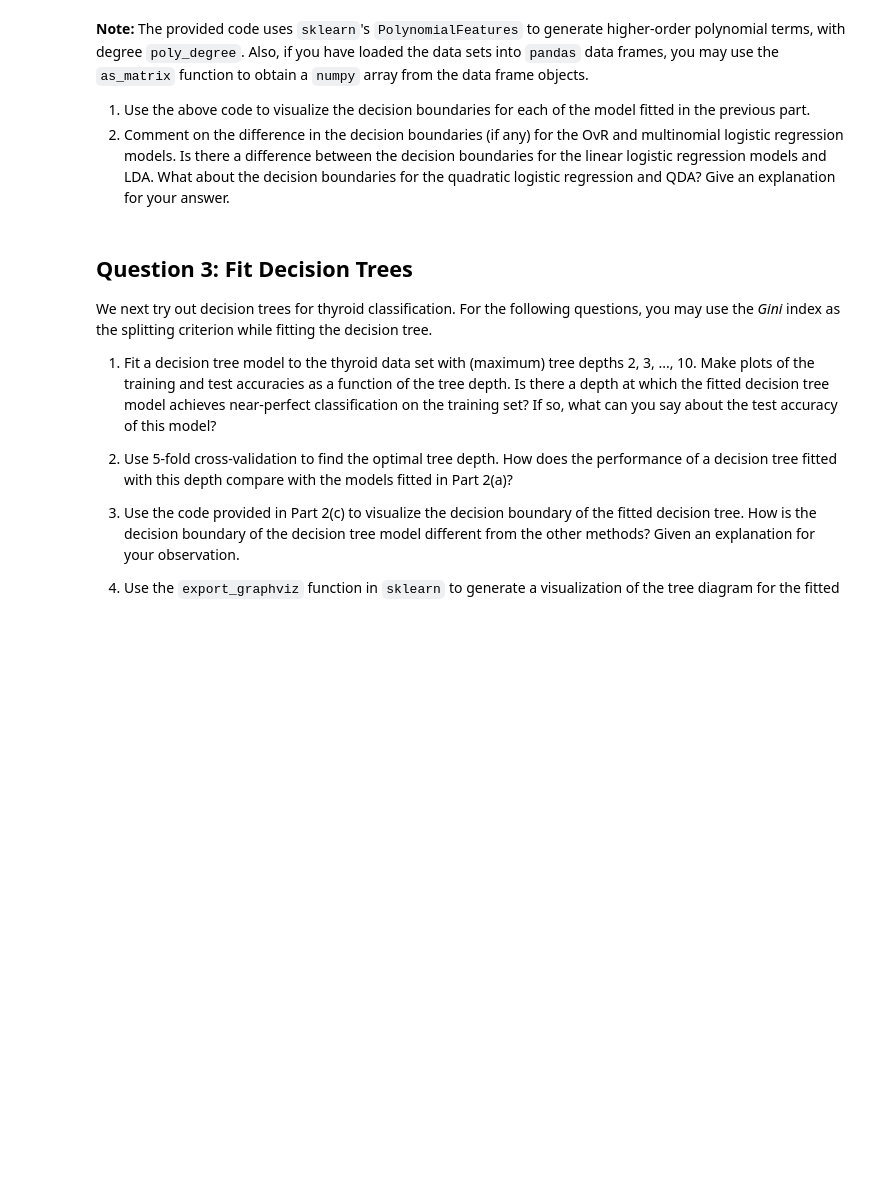
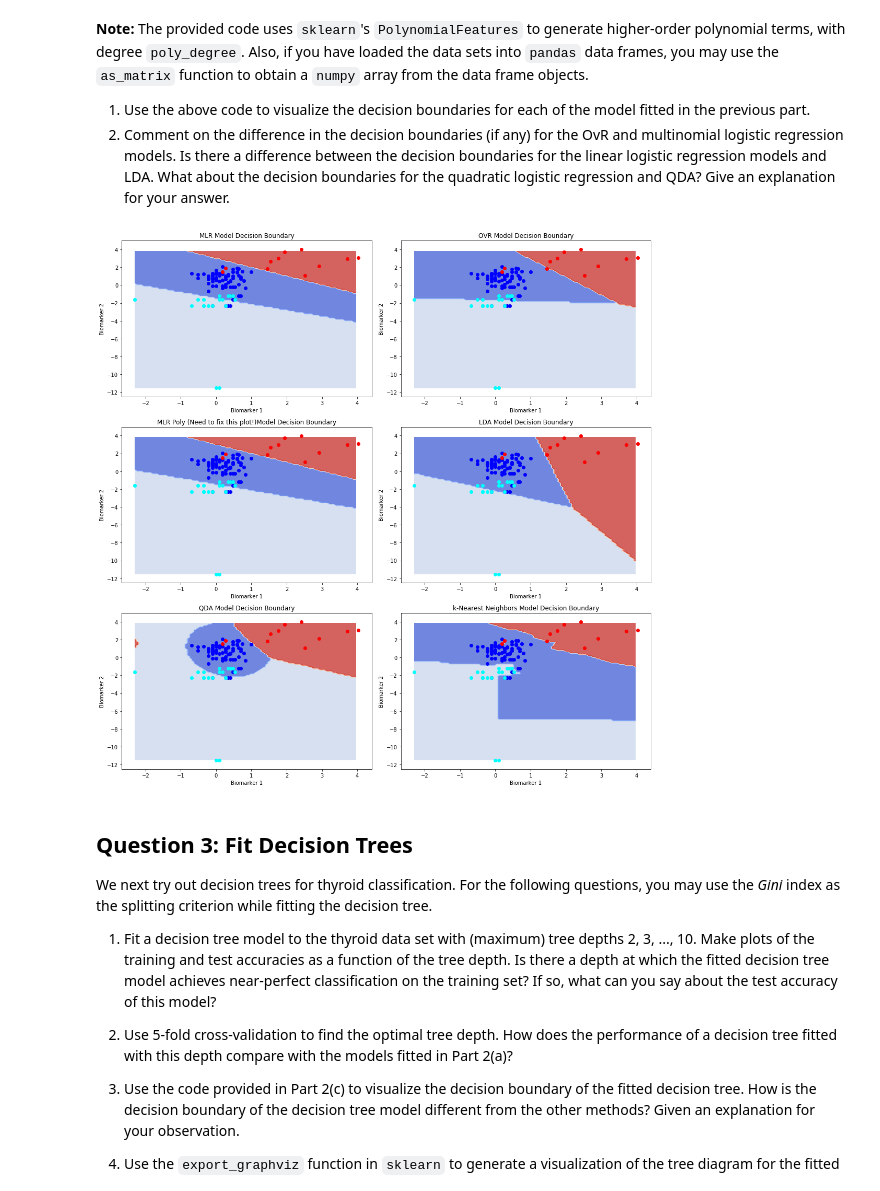
Before and after one commit to REMitchell/CSCIE109A, a Jupyter notebook: hw7/cs109_hw7.ipynb, the cells around one changed output. Cells and saved outputs as stored; diff of their text form; code cells hidden in the pictures; blank space fills up the shorter version.

Commit message:
Question 2: Visualize Decision Boundaries - added plots

```diff
--- a/hw7/cs109_hw7.ipynb
+++ b/hw7/cs109_hw7.ipynb
@@ -274,18 +274,14 @@ The following code will allow you to visualize the decision boundaries of a give
 def plot_decision_boundary(x, y, model, title, ax, poly_degree=None):
     # Create mesh
     # Interval of points for biomarker 1
-    #min0 = x[:,0].min() <-- commented this out
-    #max0 = x[:,0].max() <-- commented this out
-    min0 = Xtrain.iloc[:, [0]].min()
-    max0 = Xtrain.iloc[:, [0]].max()
+    min0 = x[:,0].min()
+    max0 = x[:,0].max()
     interval0 = np.arange(min0, max0, (max0-min0)/100)
     n0 = np.size(interval0)
 
     # Interval of points for biomarker 2
-    #min1 = x[:,1].min() <-- commented this out
-    #max1 = x[:,1].max() <-- commented this out
-    min1 = Xtrain.iloc[:, [1]].min()
-    max1 = Xtrain.iloc[:, [1]].max()
+    min1 = x[:,1].min()
+    max1 = x[:,1].max()
     interval1 = np.arange(min1, max1, (max1-min1)/100)
     n1 = np.size(interval1)
 
@@ -311,8 +307,6 @@ def plot_decision_boundary(x, y, model, title, ax, poly_degree=None):
     x1 = x1.reshape(n0, n1)
     x2 = x2.reshape(n0, n1)
 
-    print (ax)
-
     ax.contourf(x1, x2, yy, cmap=plt.cm.coolwarm, alpha=0.8)
 
     # Plot scatter plot of data
@@ -336,6 +325,19 @@ Also, if you have loaded the data sets into `pandas` data frames, you may use th
 
 1. Use the above code to visualize the decision boundaries for each of the model fitted in the previous part.
 2. Comment on the difference in the decision boundaries (if any) for the OvR and multinomial logistic regression models. Is there a difference between the decision boundaries for the linear logistic regression models and LDA. What about the decision boundaries for the quadratic logistic regression and QDA? Give an explanation for your answer.
+# %%
+fig, ax = plt.subplots(3, 2, figsize=(15, 15))
+
+ax[0][0] = plot_decision_boundary(np.asarray(Xtrain), np.asarray(ytrain), mlr_mod, 'MLR Model Decision Boundary', ax[0][0], poly_degree = None)
+ax[0][1] = plot_decision_boundary(np.asarray(Xtrain), np.asarray(ytrain), ovr_mod, 'OVR Model Decision Boundary', ax[0][1], poly_degree = None)
+ax[1][0] = plot_decision_boundary(np.asarray(Xtrain), np.asarray(ytrain), mlr_mod, 'MLR Poly (Need to fix this plot!)Model Decision Boundary', ax[1][0], poly_degree = None)
+ax[1][1] = plot_decision_boundary(np.asarray(Xtrain), np.asarray(ytrain), lda_mod, 'LDA Model Decision Boundary', ax[1][1], poly_degree = None)
+ax[2][0] = plot_decision_boundary(np.asarray(Xtrain), np.asarray(ytrain), qda_mod, 'QDA Model Decision Boundary', ax[2][0], poly_degree = None)
+ax[2][1] = plot_decision_boundary(np.asarray(Xtrain), np.asarray(ytrain), knc_mod_best, 'k-Nearest Neighbors Model Decision Boundary', ax[2][1], poly_degree = None)
+plt.tight_layout()
+plt.show()
+# %% [output]
+[figure, added]
 # %% [markdown]
 ## Question 3: Fit Decision Trees
 
```
Also changed, not shown: parts of 1 cell of this notebook.
